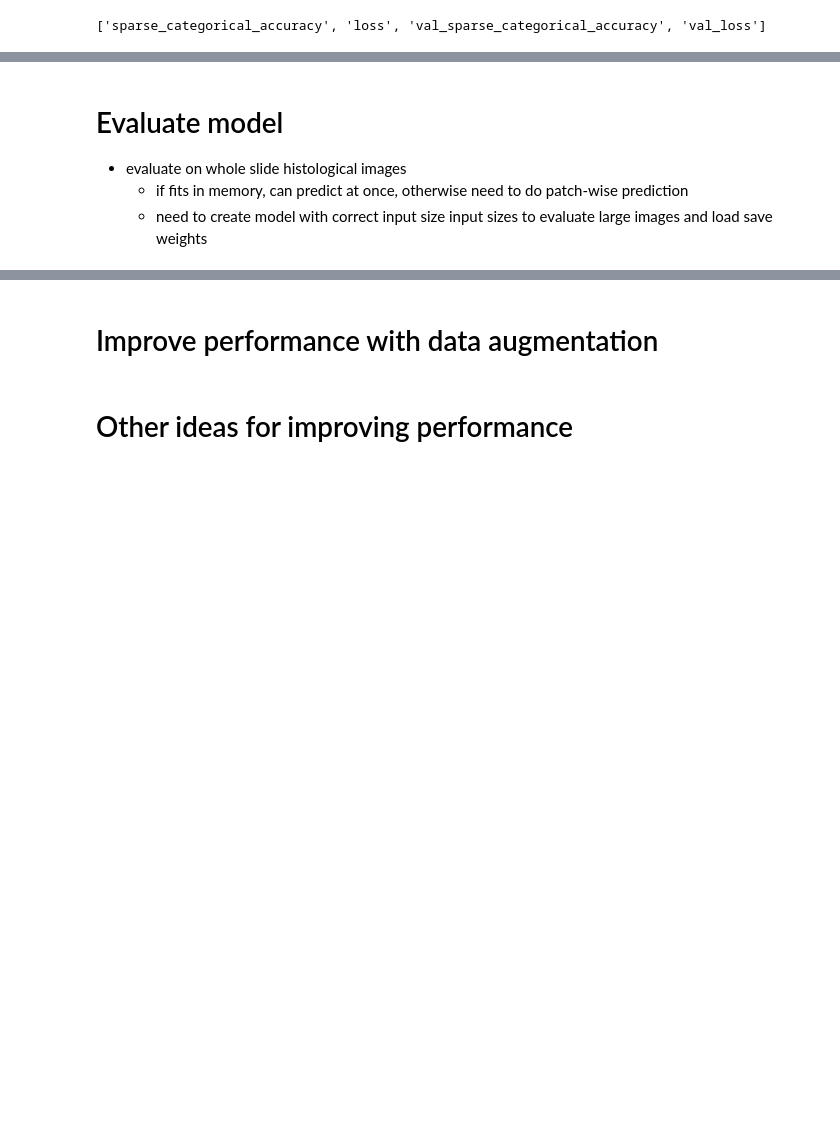
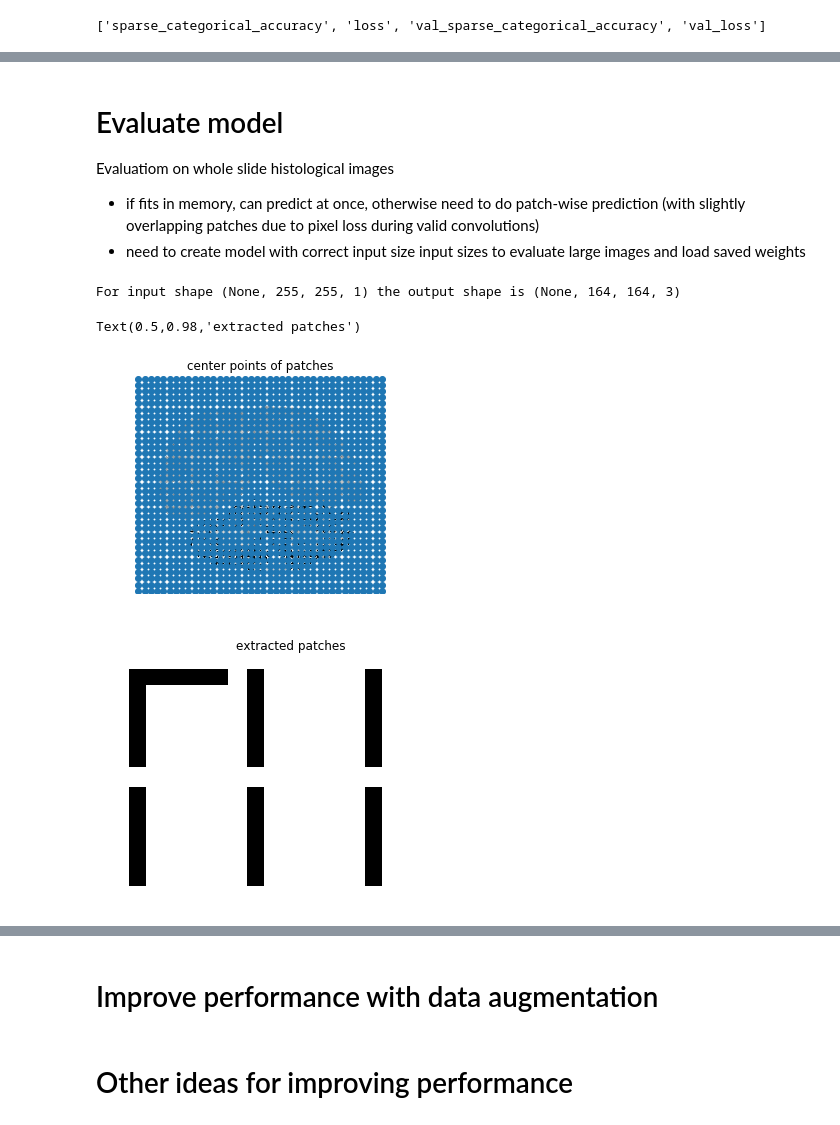
Before and after one commit to hspitzer/histo-seg, a Jupyter notebook: tutorial-segmentation.ipynb, the cells around one changed output, grey strips where cells are left out. Drawn from its saved outputs; the diff is of its cells as text; code cells hidden in the pictures; blank space fills up the shorter version.

```diff
--- a/tutorial-segmentation.ipynb
+++ b/tutorial-segmentation.ipynb
@@ -299,6 +501,80 @@ plot_history(history, key='sparse_categorical_accuracy')
 # %% [markdown]
 # Evaluate model
-- evaluate on whole slide histological images
-    - if fits in memory, can predict at once, otherwise need to do patch-wise prediction
-    - need to create model with correct input size input sizes to evaluate large images and load save weights
+Evaluatiom on whole slide histological images
+- if fits in memory, can predict at once, otherwise need to do patch-wise prediction (with slightly overlapping patches due to pixel loss during valid convolutions)
+- need to create model with correct input size input sizes to evaluate large images and load saved weights
+# %%
+# recreate unet model with larger input size
+input_shape = (255,255,1)
+input_tensor = Input(shape=input_shape)
+eval_model = u_net(input_tensor)
+eval_model.load_weights(model_name)
+
+print("For input shape {} the output shape is {}".format(eval_model.input_shape, eval_model.output_shape))
+# %% [output]
+For input shape (None, 255, 255, 1) the output shape is (None, 164, 164, 3)
+# %%
+# predict large image by predicting grid of small overlapping images
+
+# functions for creating overlapping patches
+def create_grid(img, spacing):
+    """Calculate evenly spaced grid over image
+    Args:
+        img: array with shape (h,w)
+        spacing: int
+    Returns:
+        list of tuples denoting the coordinate of each grid point
+    """
+    xx, yy = np.meshgrid(range(spacing//2, img.shape[0], spacing), range(spacing//2, img.shape[1], spacing))
+    return np.array((xx.ravel(), yy.ravel())).T
+
+def sample_from_coords(img, coords, patch_shape, pad=0):
+    """Sample patches from coords
+    Args:
+        img: array with shape (h,w)
+        coords: list of tuples denoting the center coordinate of each patch
+        patch_shape: size of patches that should be sampled
+        pad: int, padding value that is added if patches exceed image size
+    """
+    # pad image with padding value to make cropping easier
+    pad_value = max(patch_shape)
+    img_padded = np.zeros(np.array(img.shape)+np.array([pad_value*2, pad_value*2]))
+    img_padded[pad_value:pad_value+img.shape[0],pad_value:pad_value+img.shape[1]] = img
+
+    crops = []
+    offset = np.array(patch_shape)//2
+    for coord in coords:
+        coord = np.array(coord)
+        # coord is center point of crop, coord-offset is upper right corner of crop in img,
+        # coord-offset+pad_value is upper right corner in img_padded
+        ur = coord - offset + pad_value
+        crop = img_padded[ur[0]:ur[0]+patch_shape[0],ur[1]:ur[1]+patch_shape[1]]
+        crops.append(crop)
+    return crops
+
+# load image to predict
+X_test = imageio.imread(sections_fname.format(test_sections[4]))
+Y_test = imageio.imread(masks_gmwm_fname.format(test_sections[4]))
+
+# create slightly overlapping patches from whole slide section
+grid = create_grid(X_test, spacing=eval_model.output_shape[1])
+patches = sample_from_coords(X_test, grid, patch_shape=eval_model.input_shape[1:3])
+
+# plot grid on image
+fig = plt.figure()
+plt.imshow(X_test, cmap='gray')
+plt.plot(grid[:,1], grid[:,0], 'o')
+plt.axis('off')
+plt.title('center points of patches')
+
+# plot patches
+fig, axes = plt.subplots(2,3)
+for i,ax in enumerate(axes.T.flatten()):
+    ax.axis('off')
+    ax.imshow(patches[i], cmap='gray')
+plt.suptitle('extracted patches')
+# %% [output]
+Text(0.5,0.98,'extracted patches')
+[figure, added]
+[figure, added]
 # %%
```
Also changed, not shown: parts of 36 cells of this notebook.
